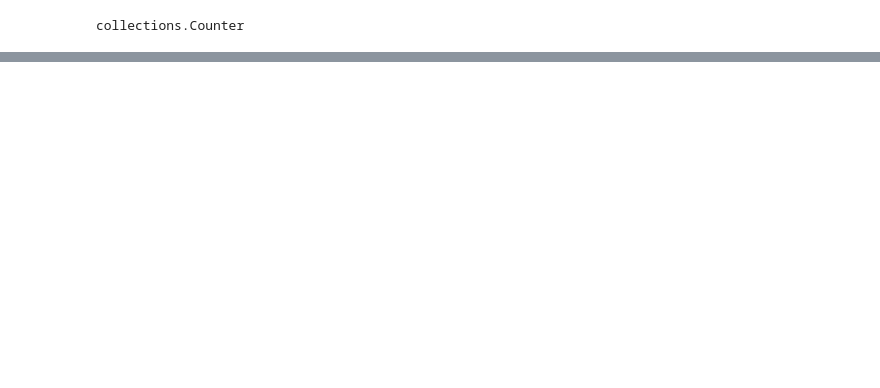
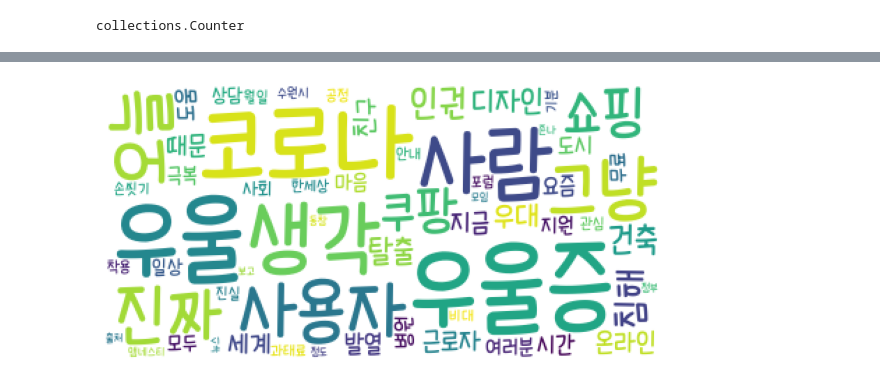
Before and after one commit to heoseongh/Annyeong, a Jupyter notebook: Bigdata/won_tweet.ipynb, the cells around one changed output, grey strips where cells are left out. Cells and saved outputs as stored; diff of their text form; code cells hidden in the pictures; blank space fills up the shorter version.

```diff
--- a/Bigdata/won_tweet.ipynb
+++ b/Bigdata/won_tweet.ipynb
@@ -229,0 +257,17 @@ plt.show()
+# %%
+import matplotlib.pyplot as plt
+from matplotlib import font_manager, rc
+font_path = "THEdog.ttf"   #폰트파일의 위치
+font_name = font_manager.FontProperties(fname=font_path).get_name()
+rc('font', family=font_name)
+# %%
+wc = WordCloud(font_path=font_path,                                    ## .한글에 대한 위치를 표시한다.
+                      relative_scaling = 0.2,
+                      background_color='white',
+                      ).generate_from_frequencies(dict(word_count))             ## .단어별 빈도수를 딕셔너리로 변환해서 전달한다
+plt.figure(figsize=(10,6))
+plt.imshow(wc)                                                      ## .이미지를 출력한다
+plt.axis("off")                                                            ## 그래프에 대한 축을 표시하지 않는다
+plt.show()
+# %% [output]
+[figure, added]
```
Also changed, not shown: parts of 12 cells of this notebook, 1 other file.
